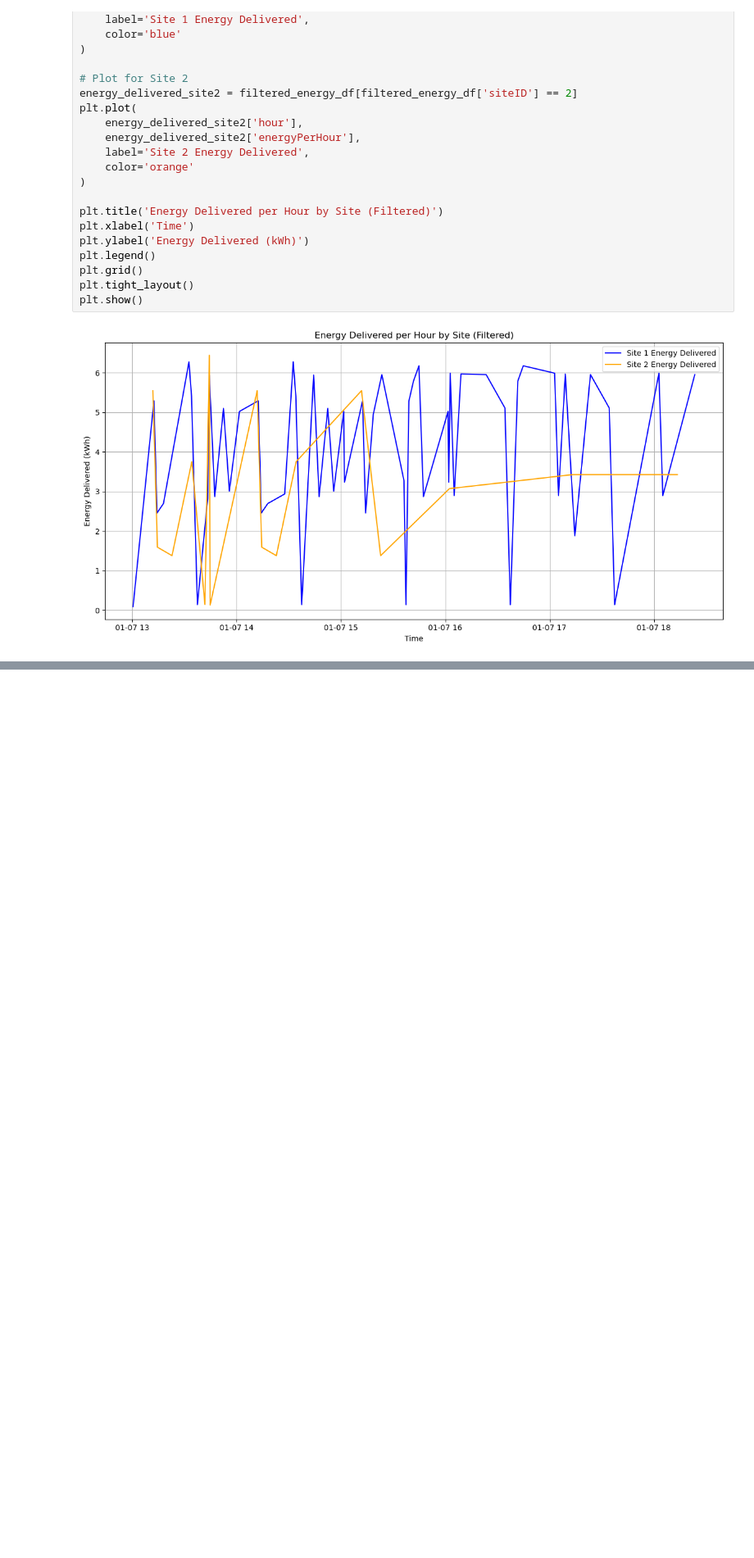
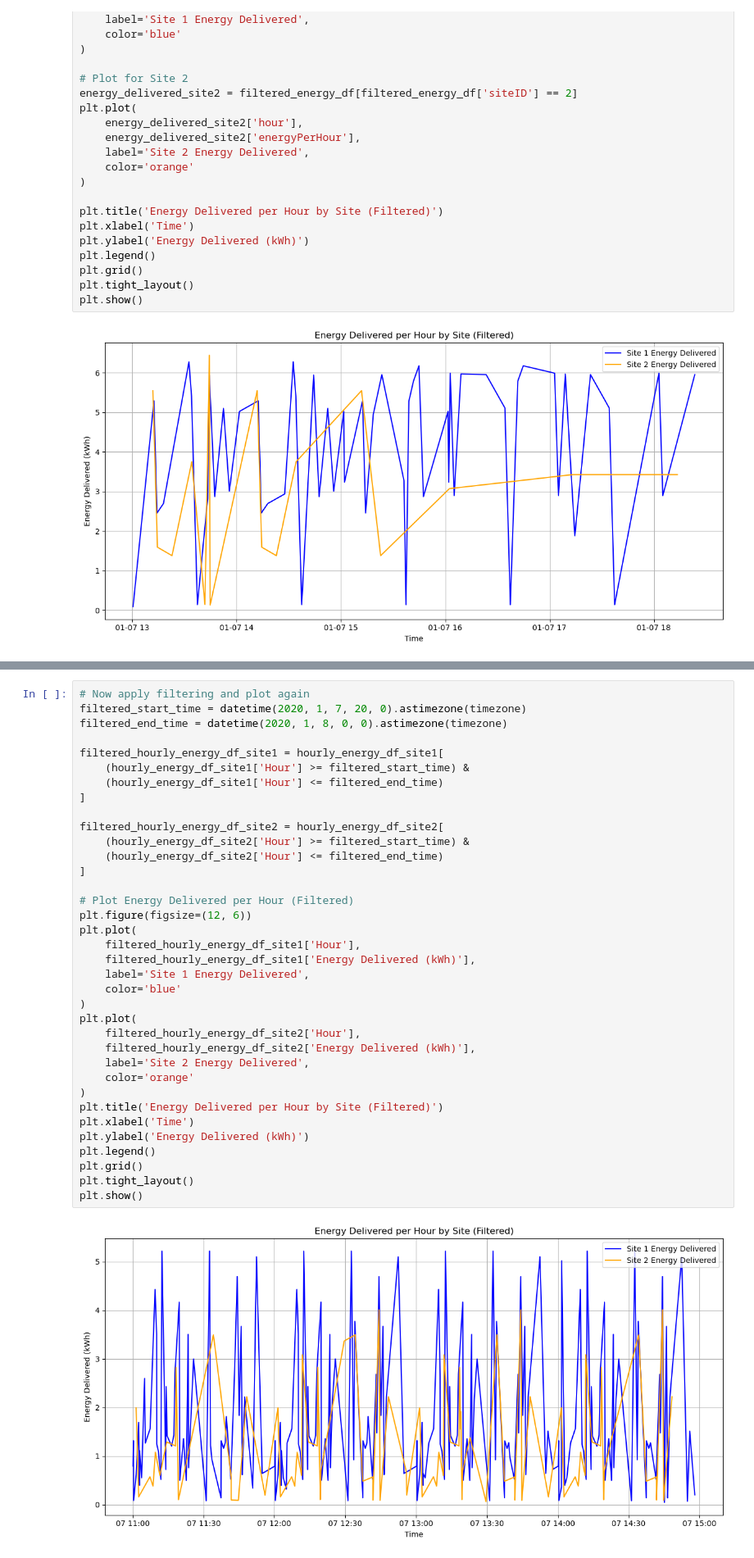
Before and after one commit to JanRkck/AA24, a Jupyter notebook: Task2b.ipynb, the cells around one changed output, grey strips where cells are left out. Shown at 82% size. Drawn from its saved outputs; the diff is of its cells as text; blank space fills up the shorter version.

```diff
--- a/Task2b.ipynb
+++ b/Task2b.ipynb
@@ -666,0 +817,38 @@ plt.show()
+# %%
+# Now apply filtering and plot again
+filtered_start_time = datetime(2020, 1, 7, 20, 0).astimezone(timezone)
+filtered_end_time = datetime(2020, 1, 8, 0, 0).astimezone(timezone)
+
+filtered_hourly_energy_df_site1 = hourly_energy_df_site1[
+    (hourly_energy_df_site1['Hour'] >= filtered_start_time) &
+    (hourly_energy_df_site1['Hour'] <= filtered_end_time)
+]
+
+filtered_hourly_energy_df_site2 = hourly_energy_df_site2[
+    (hourly_energy_df_site2['Hour'] >= filtered_start_time) &
+    (hourly_energy_df_site2['Hour'] <= filtered_end_time)
+]
+
+# Plot Energy Delivered per Hour (Filtered)
+plt.figure(figsize=(12, 6))
+plt.plot(
+    filtered_hourly_energy_df_site1['Hour'],
+    filtered_hourly_energy_df_site1['Energy Delivered (kWh)'],
+    label='Site 1 Energy Delivered',
+    color='blue'
+)
+plt.plot(
+    filtered_hourly_energy_df_site2['Hour'],
+    filtered_hourly_energy_df_site2['Energy Delivered (kWh)'],
+    label='Site 2 Energy Delivered',
+    color='orange'
+)
+plt.title('Energy Delivered per Hour by Site (Filtered)')
+plt.xlabel('Time')
+plt.ylabel('Energy Delivered (kWh)')
+plt.legend()
+plt.grid()
+plt.tight_layout()
+plt.show()
+# %% [output]
+[figure, added]
```
Also changed, not shown: parts of 6 cells of this notebook.
